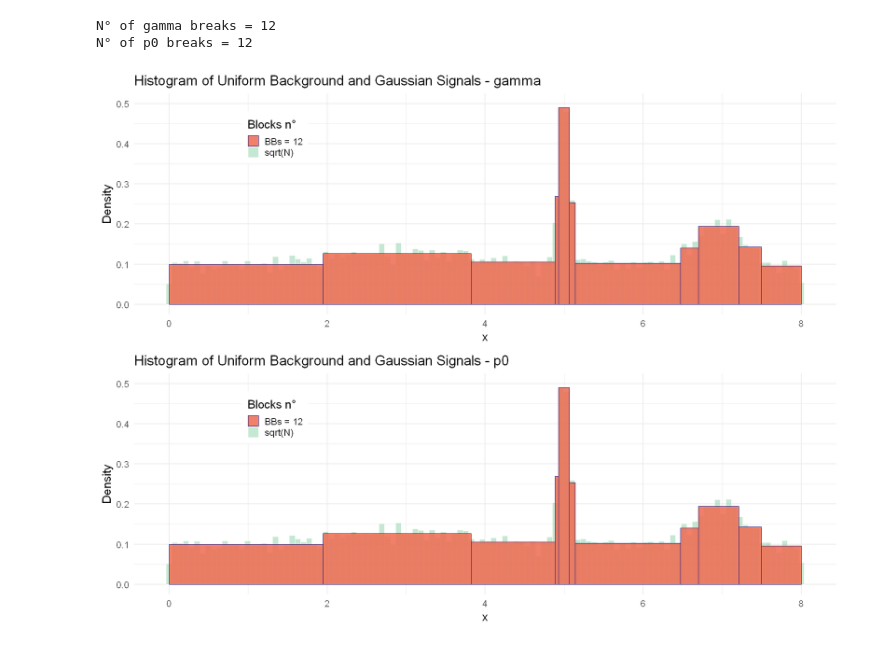
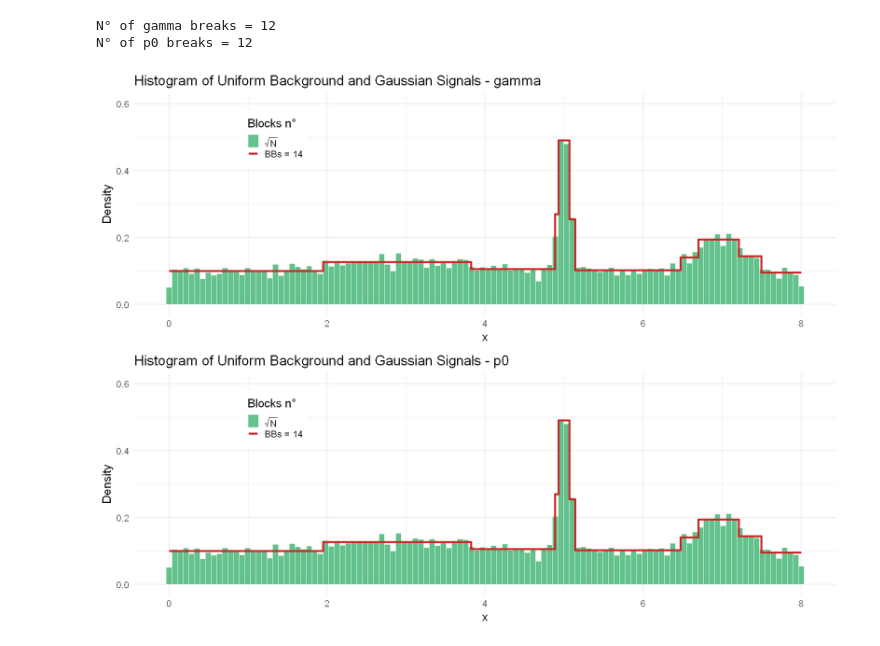
Before and after one commit to Berto70/advstat_bayesian_blocks, a Jupyter notebook: notebooks/bb_bertinelli_lovato.ipynb, the cells around one changed output. Saved outputs shown, nothing was run; the diff lists cells and outputs as text; code cells hidden in the pictures.

```diff
--- a/notebooks/bb_bertinelli_lovato.ipynb
+++ b/notebooks/bb_bertinelli_lovato.ipynb
@@ -79,12 +107,14 @@ cat(sqrt(N))
 # %%
 # gamma prior
 
-breaks_gamma <- bayesian_blocks(norm_data, gamma=0.01)
+breaks_gamma <- bayesian_blocks(norm_data, gamma=0.001)
 
 # p0 prior
 
-breaks_p0 <- bayesian_blocks(norm_data, p0=0.1)
+breaks_p0 <- bayesian_blocks(norm_data, p0=0.05)
 
-cat('N° of gamma breaks = ', length(breaks_gamma), "\n")
-cat('N° of p0 breaks = ', length(breaks_p0))
+N_edges_gamma <- length(breaks_gamma)
+N_edges_p0 <- length(breaks_p0)
+cat('N° of gamma breaks = ', N_edges_gamma, "\n")
+cat('N° of p0 breaks = ', N_edges_p0)
 # %% [output]
@@ -136,11 +199,12 @@ cat(sqrt(N))
 # %%
 breaks_noise_gamma <- bayesian_blocks(tot_sig, gamma=0.001)
 
-cat('N° of gamma breaks =', length(breaks_noise_gamma), '\n')
-
 breaks_noise_p0 <- bayesian_blocks(tot_sig, p0=0.05)
 
-cat('N° of p0 breaks =', length(breaks_noise_p0), '\n')
+N_edges_noise_g <- length(breaks_noise_gamma)
+N_edges_noise_p0 <- length(breaks_noise_p0)
+cat('N° of gamma breaks =', N_edges_noise_g, '\n')
+cat('N° of p0 breaks =', N_edges_noise_p0, '\n')
 # %% [output]
 N° of gamma breaks = 12
 N° of p0 breaks = 12
@@ -147,26 +239,32 @@ N° of p0 breaks = 12
 # %%
 options(repr.plot.width=16, repr.plot.height=12)
 
 layout <- matrix(c(1,2,1,2), ncol=2, byrow=F)
 
 hist_noise_gamma <- ggplot() +
-    geom_histogram(aes(x=tot_sig, y=after_stat(density), fill = 'sqrt(N)'), bins = floor(sqrt(N)), alpha = 0.3, color = 'ivory') +
-    geom_histogram(aes(x=tot_sig, y=after_stat(density), fill = 'BBs = 12'), breaks = breaks_noise_gamma, alpha=0.85, color = 'navy') +
+    geom_histogram(aes(x=tot_sig, y=after_stat(density), color=as.factor(1), fill=as.factor(1)), bins = floor(sqrt(N)), alpha = 0.8) +
+    geom_step(aes(x=breaks_noise_gamma, y=steps_noise_g, color=as.factor(2), fill=as.factor(2)), linewidth=1.6) +
     theme_minimal(base_size = 18) +
     theme(legend.position = c(0.2, 0.8), legend.background = element_rect(fill = "white", color='white')) +
-    scale_fill_manual(values = c('sqrt(N)' = 'mediumseagreen', 'BBs = 12' = 'coral2')) +
-    labs(x='x', y='Density', title='Histogram of Uniform Background and Gaussian Signals - gamma', fill='Blocks n°') +
-    ylim(c(0,.5))
+    scale_fill_manual(name = 'Blocks n°', labels = c(TeX(r'($\sqrt{N}$)'), 'BBs = 14'),
+                      values = c('mediumseagreen', 'firebrick3')) +
+    scale_colour_manual(name = 'Blocks n°', labels = c(TeX(r'($\sqrt{N}$)'),'BBs = 14'),
+                       values = c('ivory', 'firebrick3'))+
+    labs(x='x', y='Density', title='Histogram of Uniform Background and Gaussian Signals - gamma') +
+    ylim(c(0,.6))
 
 hist_noise_p0 <- ggplot() +
-    geom_histogram(aes(x=tot_sig, y=after_stat(density), fill = 'sqrt(N)'), bins = floor(sqrt(N)), alpha = 0.3, color = 'ivory') +
-    geom_histogram(aes(x=tot_sig, y=after_stat(density), fill = 'BBs = 12'), breaks = breaks_noise_p0, alpha=0.85, color = 'navy') +
+    geom_histogram(aes(x=tot_sig, y=after_stat(density), color=as.factor(1), fill=as.factor(1)), bins = floor(sqrt(N)), alpha = 0.8) +
+    geom_step(aes(x=breaks_noise_p0, y=steps_noise_p0, color=as.factor(2), fill=as.factor(2)), linewidth=1.6) +
     theme_minimal(base_size = 18) +
     theme(legend.position = c(0.2, 0.8), legend.background = element_rect(fill = "white", color='white')) +
-    scale_fill_manual(values = c('sqrt(N)' = 'mediumseagreen', 'BBs = 12' = 'coral2')) +
-    labs(x='x', y='Density', title='Histogram of Uniform Background and Gaussian Signals - p0', fill='Blocks n°') +
-    ylim(c(0,.5))
+    scale_fill_manual(name = 'Blocks n°', labels = c(TeX(r'($\sqrt{N}$)'), 'BBs = 14'),
+                      values = c('mediumseagreen', 'firebrick3')) +
+    scale_colour_manual(name = 'Blocks n°', labels = c(TeX(r'($\sqrt{N}$)'),'BBs = 14'),
+                       values = c('ivory', 'firebrick3'))+
+    labs(x='x', y='Density', title='Histogram of Uniform Background and Gaussian Signals - p0') +
+    ylim(c(0,.6))
 
-grid.arrange(hist_noise_gamma, hist_noise_p0, layout_matrix = layout)
+noise_plot <- grid.arrange(hist_noise_gamma, hist_noise_p0, layout_matrix = layout)
 # %% [output]
-[figure, old version]
+[figure, new version]
```
Also changed, not shown: parts of 29 cells of this notebook.
